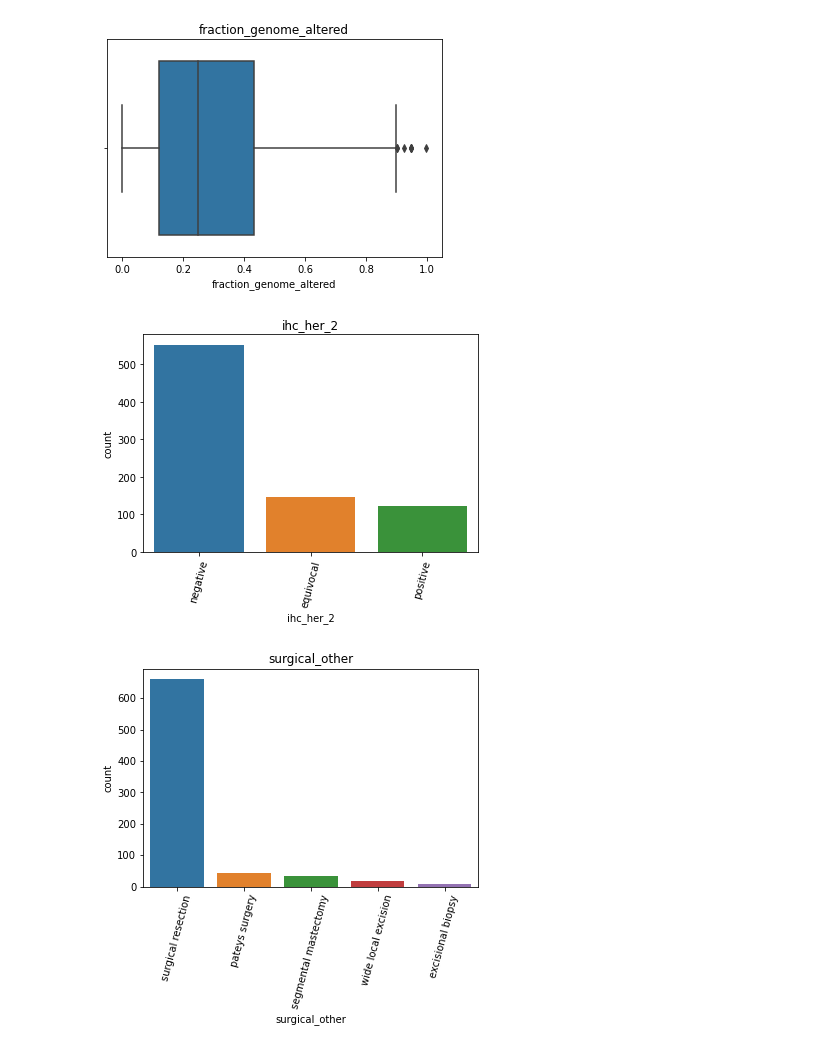
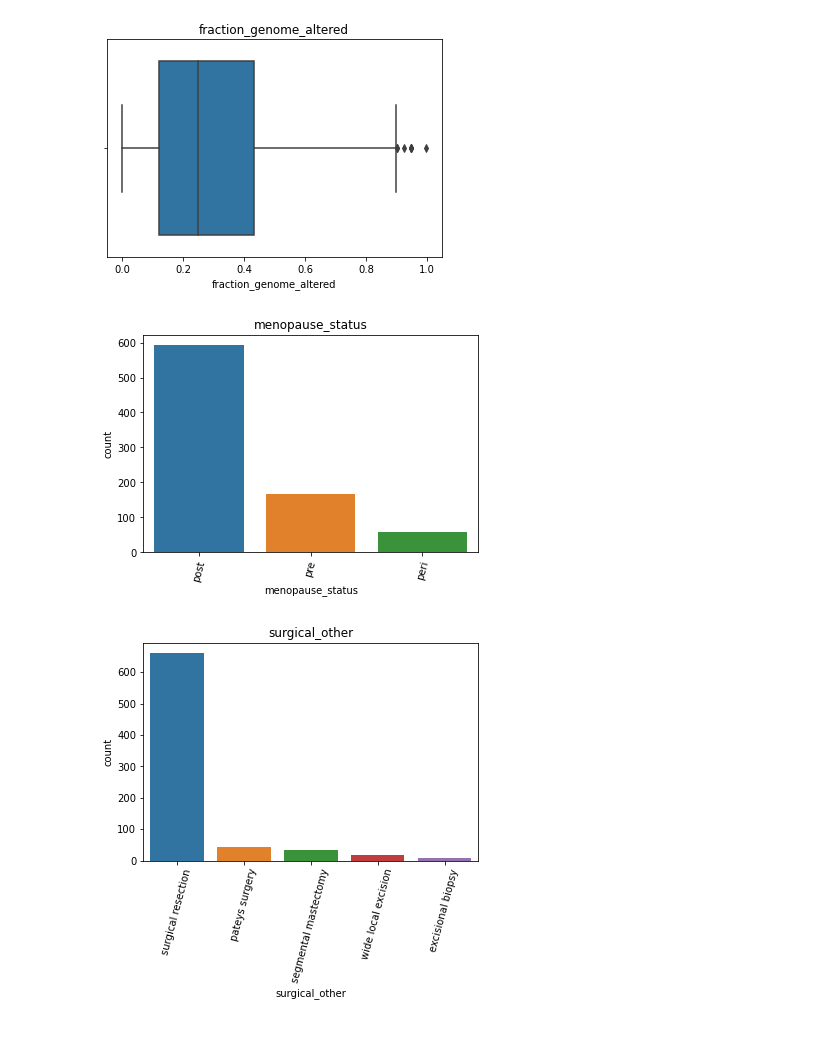
Before and after one commit to jamillan94/DSM-BCD, a Jupyter notebook: DSM-BCD/NOTEBOOK/8_EDA _SEABORN.ipynb, the cells around one changed output. Cells and saved outputs as stored; diff of their text form; code cells hidden in the pictures.

```diff
--- a/DSM-BCD/NOTEBOOK/8_EDA _SEABORN.ipynb
+++ b/DSM-BCD/NOTEBOOK/8_EDA _SEABORN.ipynb
@@ -57,15 +60,15 @@ plot_num.savefig(PATH_NUMERICAS+i+".pdf",bbox_inches = 'tight')
 [figure]
 # %%
 # Count Plot
-i='ihc_her_2'
+i='menopause_status'
 categorical=sns.countplot(x=breast_clean[i], order = breast_clean[i].value_counts().iloc[:12].index)
 #categorical=sns.countplot(x=breast_clean[i], order = breast_clean[i].value_counts().index)
 categorical.tick_params(axis='x', rotation=75)
 categorical.set(title=i)
 plot_cat = categorical.get_figure()
 plot_cat.savefig(PATH_CATEGORICAS+i+".pdf",bbox_inches = 'tight')
 # %% [output]
-[figure, old version]
+[figure, new version]
 # %%
 # Count Plot Limited
 i='surgical_other'
```
Also changed, not shown: parts of 1 cell of this notebook, 29 other files.
